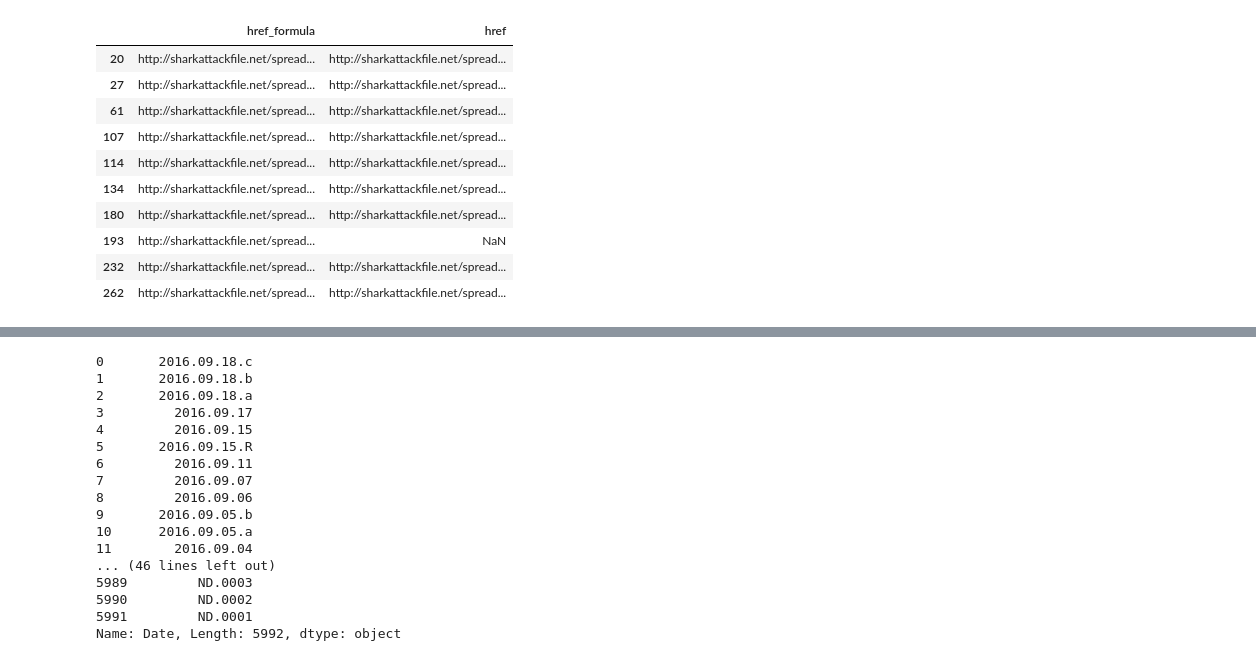
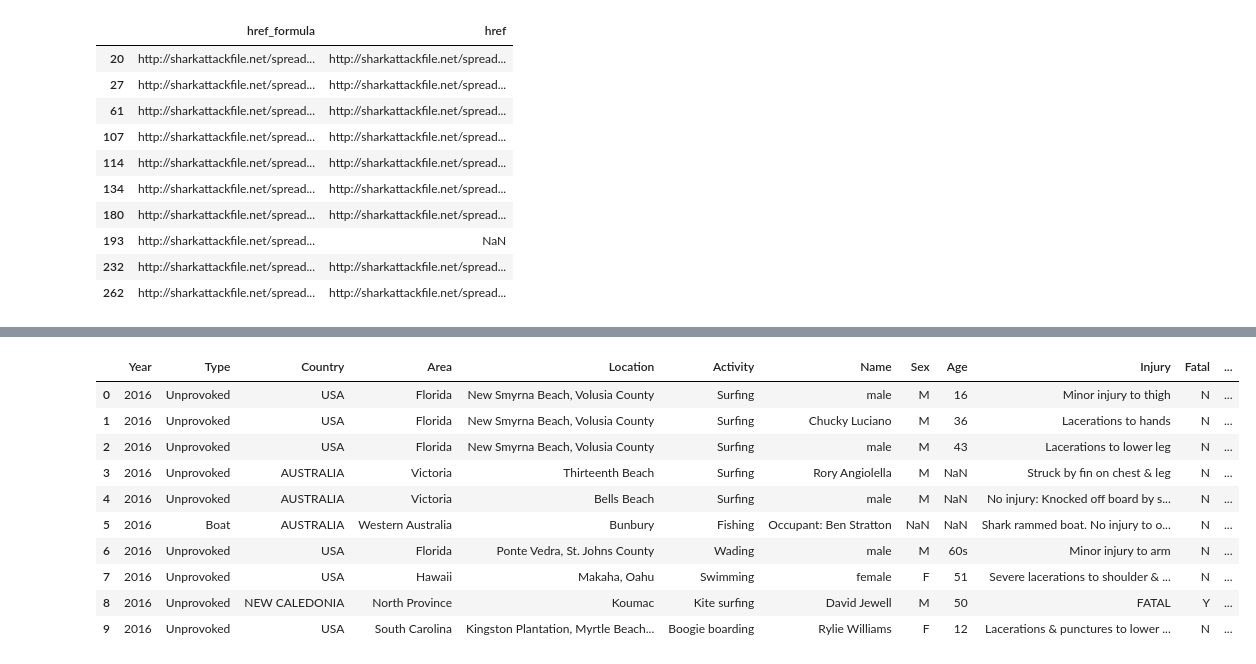
Before and after one commit to davidlafuentem/data-labs, a Jupyter notebook: module-1/pandas-project/your-code/data-wrangling.ipynb, the cells around one changed output, grey strips where cells are left out. Drawn from its saved outputs; the diff is of its cells as text; code cells hidden in the pictures.

Commit message:
still triying to clean 'Date' column

```diff
--- a/module-1/pandas-project/your-code/data-wrangling.ipynb
+++ b/module-1/pandas-project/your-code/data-wrangling.ipynb
@@ -140,41 +142,23 @@ Number of differences:  11
 # %%
 #As column date it is a bit dirty, I will use NumberCase and delete Date,
 #them I will rename NumberCase to Date.
 #Also I will with regular expressions fix this new Date column since there
 #are mistakes
 
-#del df['Date']
-#df=df.rename(columns = {'CaseNumber':'Date'})
-#df.head(10)
+del df['Date'] #I delete this column because of the format
 
-#First I will eliminate any possible space at the begining and end of word
-dateSeries = df['Date']
-dateSeries.str.strip()
-dateSeries.str.replace()
-
-#dateSeries.str.replace(^\d{4}([\-/.])(0?[1-9]|1[1-2])\1(3[01]|[12][0-9]|0?[1-9])$)
-
-
-#Mistakes: After the day there is a ".X", there is somes days "00", there
-#possitions that are not dates.
-
-#df['Date'].replace(to_replace=r'^ba.$', value='new', regex=True)
-#df['Date'].replace(to_replace=r'^ba.$', value='new', regex=True)
+#CaseNumber has better format to work with
+df=df.rename(columns = {'CaseNumber':'Date'})
+df.head(10)
 # %% [output]
-0       2016.09.18.c
-1       2016.09.18.b
-2       2016.09.18.a
-3         2016.09.17
-4         2016.09.15
-5       2016.09.15.R
-6         2016.09.11
-7         2016.09.07
-8         2016.09.06
-9       2016.09.05.b
-10      2016.09.05.a
-11        2016.09.04
-... (46 lines left out)
-5989         ND.0003
-5990         ND.0002
-5991         ND.0001
-Name: Date, Length: 5992, dtype: object
+|  | Year | Type | Country | Area | Location | Activity | Name | Sex | Age | Injury | Fatal | ... |
+| 0 | 2016 | Unprovoked | USA | Florida | New Smyrna Beach, Volusia County | Surfing | male | M | 16 | Minor injury to thigh | N | ... |
+| 1 | 2016 | Unprovoked | USA | Florida | New Smyrna Beach, Volusia County | Surfing | Chucky Luciano | M | 36 | Lacerations to hands | N | ... |
+| 2 | 2016 | Unprovoked | USA | Florida | New Smyrna Beach, Volusia County | Surfing | male | M | 43 | Lacerations to lower leg | N | ... |
+| 3 | 2016 | Unprovoked | AUSTRALIA | Victoria | Thirteenth Beach | Surfing | Rory Angiolella | M | NaN | Struck by fin on chest & leg | N | ... |
+| 4 | 2016 | Unprovoked | AUSTRALIA | Victoria | Bells Beach | Surfing | male | M | NaN | No injury: Knocked off board by s... | N | ... |
+| 5 | 2016 | Boat | AUSTRALIA | Western Australia | Bunbury | Fishing | Occupant: Ben Stratton | NaN | NaN | Shark rammed boat. No injury to o... | N | ... |
+| 6 | 2016 | Unprovoked | USA | Florida | Ponte Vedra, St. Johns County | Wading | male | M | 60s | Minor injury to arm | N | ... |
+| 7 | 2016 | Unprovoked | USA | Hawaii | Makaha, Oahu | Swimming | female | F | 51 | Severe lacerations to shoulder & ... | N | ... |
+| 8 | 2016 | Unprovoked | NEW CALEDONIA | North Province | Koumac | Kite surfing | David Jewell | M | 50 | FATAL | Y | ... |
+| 9 | 2016 | Unprovoked | USA | South Carolina | Kingston Plantation, Myrtle Beach... | Boogie boarding | Rylie Williams | F | 12 | Lacerations & punctures to lower ... | N | ... |
```
Also changed, not shown: parts of 6 cells of this notebook.
